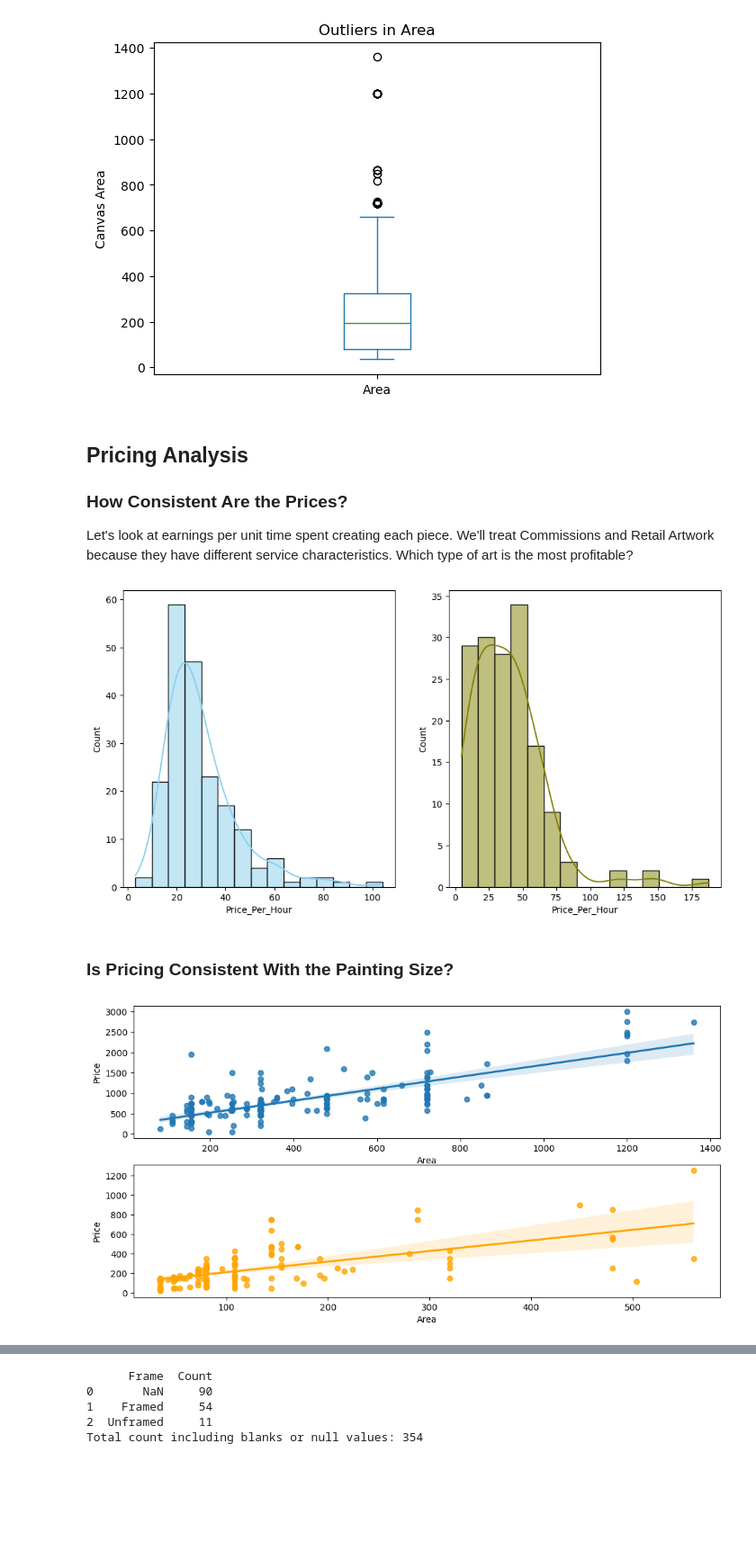
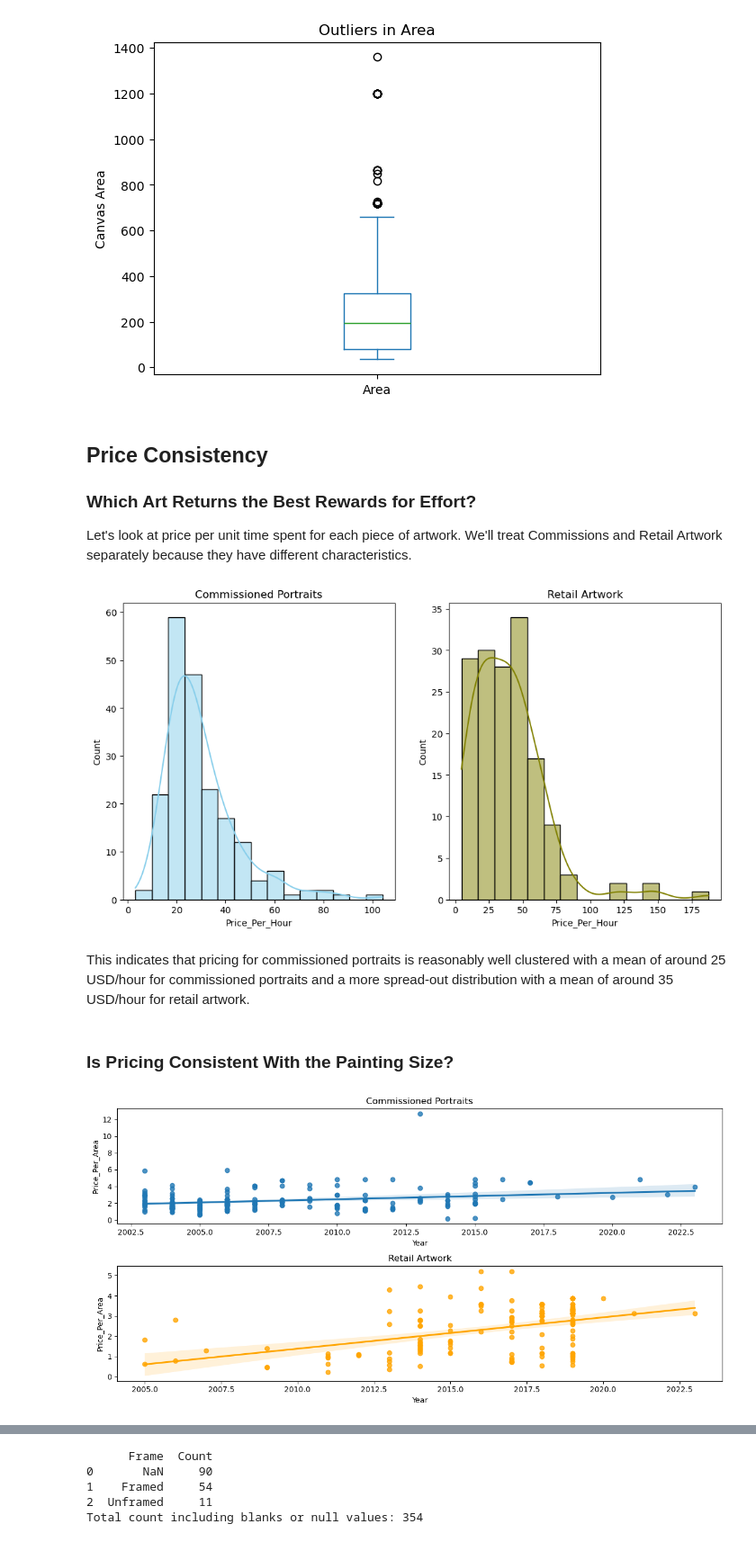
Before and after one commit to Nikkinoodl/Data-Analysis-Art, a Jupyter notebook: 03-Prices-and-Timing.ipynb, the cells around one changed output, grey strips where cells are left out. Shown at 90% size. Cells and saved outputs as stored; diff of their text form; code cells hidden in the pictures; blank space fills up the shorter version.

Commit message:
Add files via upload
Overall revisions to each document.

```diff
--- a/03-Prices-and-Timing.ipynb
+++ b/03-Prices-and-Timing.ipynb
@@ -28,7 +28,7 @@ from sklearn.linear_model import Ridge
 #file_path = 'C:\\Users\\simon\\OneDrive\\Documents\\Data Analysis\\Art\\Artwork-Items.xlsx'
 
 # Load the dataset into a DataFrame
-df = pd.read_excel('OneDrive/Documents/Data Analysis/Art/Artwork-Items.xlsx')
+df = pd.read_excel('Data/Artwork-Items.xlsx')
 
 # Display the first few rows to ensure it loaded correctly
 df.head()
@@ -148,9 +148,9 @@ plt.show()
 # %% [output]
 [figure]
 # %% [markdown]
-## Pricing Analysis
-### How Consistent Are the Prices?
-Let's look at earnings per unit time spent creating each piece. We'll treat Commissions and Retail Artwork because they have different service characteristics. Which type of art is the most profitable?
+## Price Consistency
+### Which Art Returns the Best Rewards for Effort?
+Let's look at price per unit time spent for each piece of artwork. We'll treat Commissions and Retail Artwork separately because they have different characteristics.
 # %%
 df['Price_Per_Hour'] = df['Price']/df['ActualTime']
 
@@ -159,12 +159,20 @@ df_retail = df[df['ServiceType']=='Artwork sale']
 
 fig, axs = plt.subplots(1, 2, figsize=(12, 6))
 
+axs[0].set_title("Commissioned Portraits")
+axs[1].set_title("Retail Artwork")
+
 sns.histplot(data=df_commission, x='Price_Per_Hour', bins=15, kde=True, color='skyblue', ax=axs[0])
 sns.histplot(data=df_retail, x='Price_Per_Hour', bins=15, kde=True, color='olive', ax=axs[1])
 
+# Save the plot as a PNG file
+plt.savefig('Graphics/price_distro.png', format='png', dpi=300)
+
 plt.show()
 # %% [output]
-[figure, old version]
+[figure, new version]
+# %% [markdown]
+This indicates that pricing for commissioned portraits is reasonably well clustered with a mean of around 25 USD/hour for commissioned portraits and a more spread-out distribution with a mean of around 35 USD/hour for retail artwork.
 # %% [markdown]
 ### Is Pricing Consistent With the Painting Size?
 # %%
@@ -174,22 +182,31 @@ df_retail = df[df['ServiceType']=='Artwork sale']
 # %%
 fig, axs = plt.subplots(2, 1, figsize=(12, 6))
 
 sns.regplot(
-    x='Area',
-    y='Price',
+    x='Year',
+    y='Price_Per_Area',
     data=df_commission,
     ax=axs[0]
 )
 
+axs[0].set_title("Commissioned Portraits")
+
 sns.regplot(
-    x='Area',
-    y='Price',
+    x='Year',
+    y='Price_Per_Area',
     data=df_retail,
     color = 'orange',
     ax=axs[1]
 )
 
+axs[1].set_title("Retail Artwork")
+
+plt.tight_layout()
+
+# Save the plot as a PNG file
+plt.savefig('Graphics/price_per_area_vs_year.png', format='png', dpi=300)
+
 plt.show()
 # %% [output]
-[figure, old version]
+[figure, new version]
 # %% [markdown]
```
Also changed, not shown: parts of 17 cells of this notebook, 2 other files.
